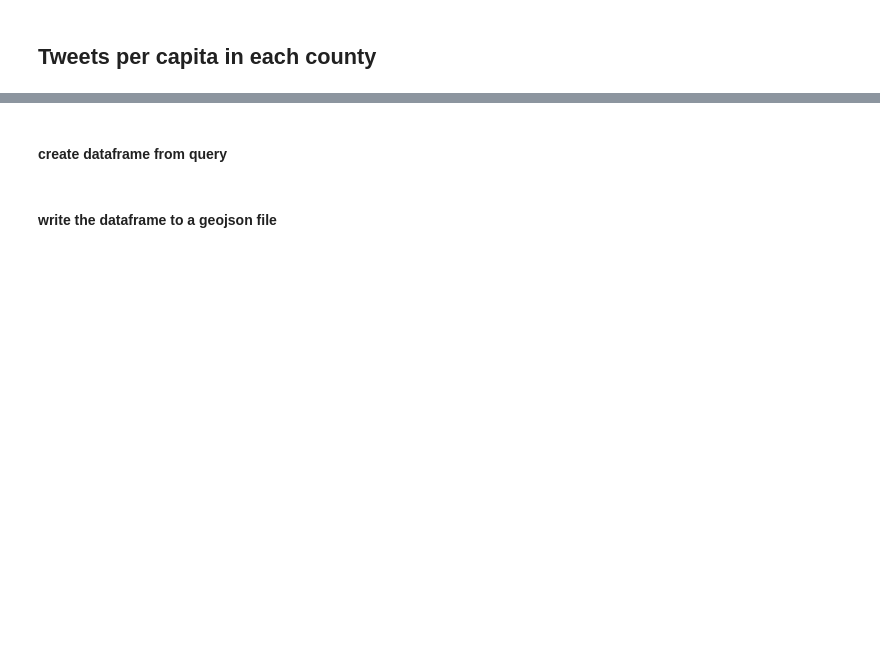
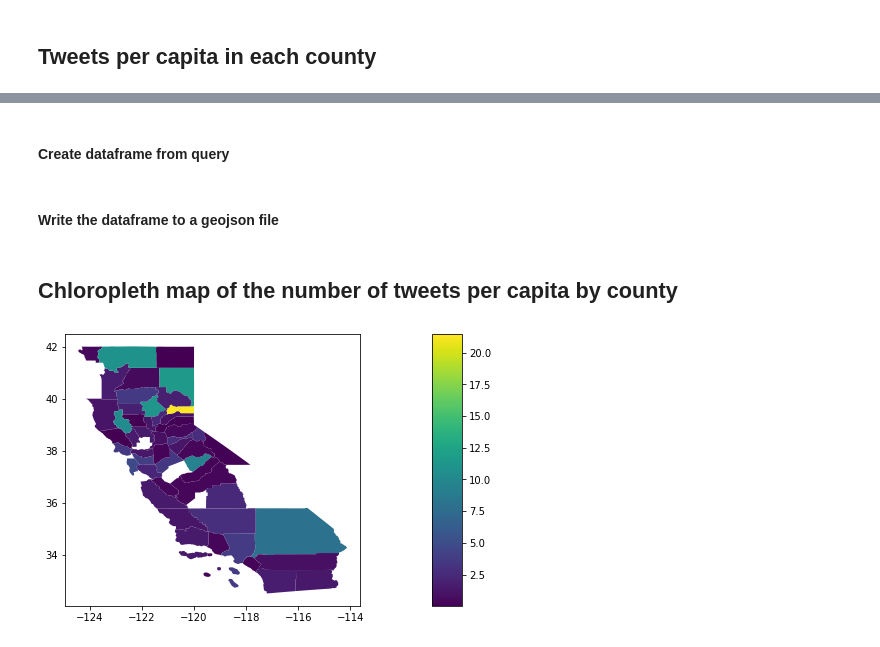
Before and after one commit to harrydurbin/tweet-data, a Jupyter notebook: tweets.ipynb, the cells around one changed output, grey strips where cells are left out. Cells and saved outputs as stored; diff of their text form; code cells hidden in the pictures; blank space fills up the shorter version.

```diff
--- a/tweets.ipynb
+++ b/tweets.ipynb
@@ -287,7 +334,7 @@ FROM
 cur.execute(sql)
 conn.commit()
 # %% [markdown]
-#### create dataframe from query
+#### Create dataframe from query
 # %%
 sql = """
 SELECT t3.namelsad10 AS county, t3.x AS tweetcount, t4.pop100 AS population, ROUND(t3.x*100.0/t4.pop100,2) AS tweetspercapita, t5.geom
@@ -312,7 +358,17 @@ df4.sort_values('tweetspercapita',ascending=False).head()
 # %% [markdown]
-#### write the dataframe to a geojson file
+#### Write the dataframe to a geojson file
 # %%
 gdf_counties = gpd.read_file("tl_2010_06_county10/tl_2010_06_county10.shp")
 geometry = gdf_counties.geometry
 gdf = gpd.GeoDataFrame(df4, geometry=geometry)
 gdf.to_file('tweetspercapita.geojson', driver='GeoJSON')
+# %% [markdown]
+## Chloropleth map of the number of tweets per capita by county
+# %%
+from mpl_toolkits.axes_grid1 import make_axes_locatable
+fig, ax = plt.subplots(figsize=(20, 5))
+divider = make_axes_locatable(ax)
+cax = divider.append_axes("right", size="10%", pad=1)
+gdf.plot(column='tweetspercapita', ax=ax, legend=True,cax=cax);
+# %% [output]
+[figure, added]
```
Also changed, not shown: parts of 25 cells of this notebook, 7 other files.
